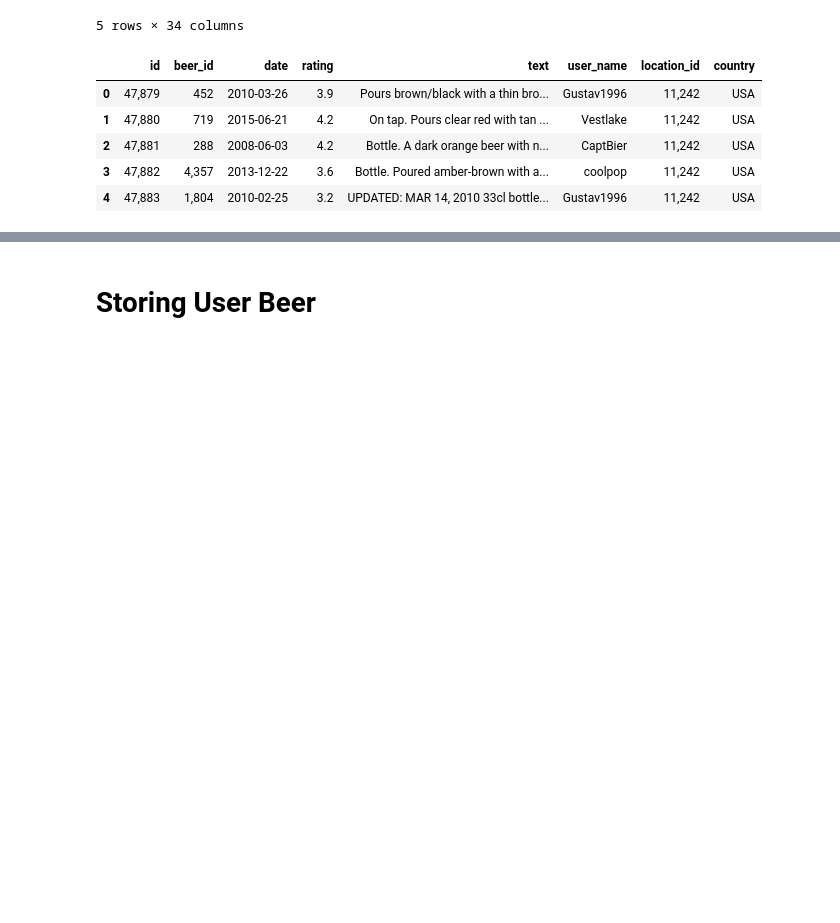
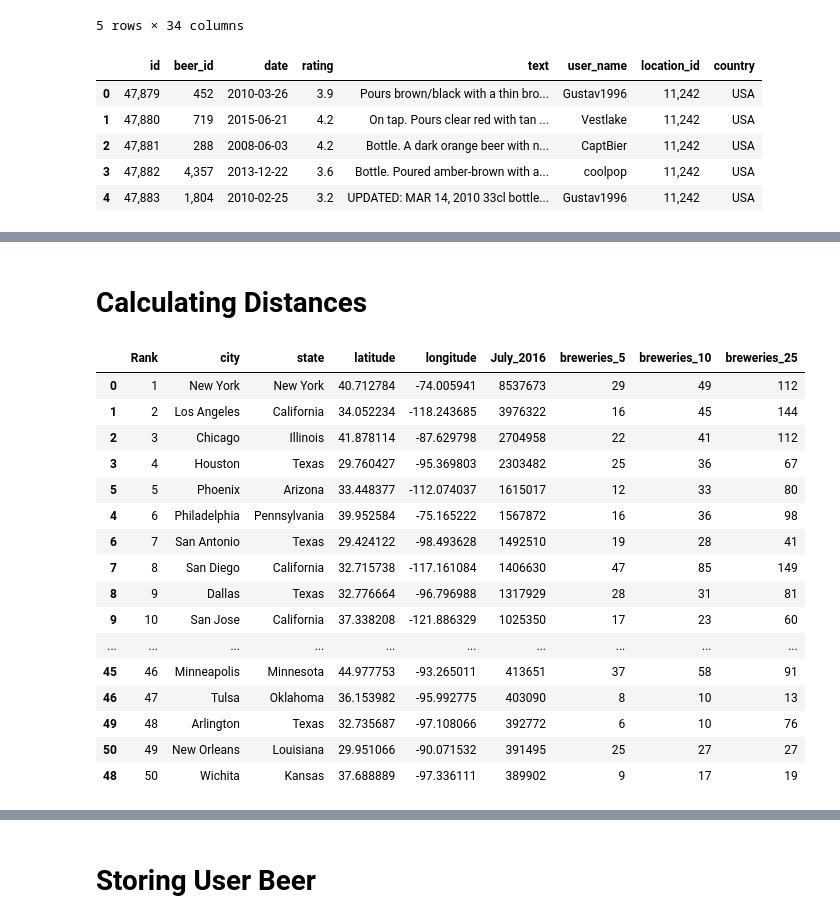
Before and after one commit to rohan-thakur1/capstone_brewing, a Jupyter notebook: Beer_Matching/Brewery Map.ipynb, the cells around one changed output, grey strips where cells are left out. Cells and saved outputs as stored; diff of their text form; code cells hidden in the pictures; blank space fills up the shorter version.

```diff
--- a/Beer_Matching/Brewery Map.ipynb
+++ b/Beer_Matching/Brewery Map.ipynb
@@ -78,0 +249,2 @@ beer_data.to_csv('./src_tables/beer_data_all_v2.csv')
+# %% [markdown]
+# Calculating Distances
@@ -78,0 +320,20 @@ beer_data.to_csv('./src_tables/beer_data_all_v2.csv')
+# %%
+city_data.head(50)
+# %% [output]
+|  | Rank | city | state | latitude | longitude | July_2016 | breweries_5 | breweries_10 | breweries_25 |
+| 0 | 1 | New York | New York | 40.712784 | -74.005941 | 8537673 | 29 | 49 | 112 |
+| 1 | 2 | Los Angeles | California | 34.052234 | -118.243685 | 3976322 | 16 | 45 | 144 |
+| 2 | 3 | Chicago | Illinois | 41.878114 | -87.629798 | 2704958 | 22 | 41 | 112 |
+| 3 | 4 | Houston | Texas | 29.760427 | -95.369803 | 2303482 | 25 | 36 | 67 |
+| 5 | 5 | Phoenix | Arizona | 33.448377 | -112.074037 | 1615017 | 12 | 33 | 80 |
+| 4 | 6 | Philadelphia | Pennsylvania | 39.952584 | -75.165222 | 1567872 | 16 | 36 | 98 |
+| 6 | 7 | San Antonio | Texas | 29.424122 | -98.493628 | 1492510 | 19 | 28 | 41 |
+| 7 | 8 | San Diego | California | 32.715738 | -117.161084 | 1406630 | 47 | 85 | 149 |
+| 8 | 9 | Dallas | Texas | 32.776664 | -96.796988 | 1317929 | 28 | 31 | 81 |
+| 9 | 10 | San Jose | California | 37.338208 | -121.886329 | 1025350 | 17 | 23 | 60 |
+| ... | ... | ... | ... | ... | ... | ... | ... | ... | ... |
+| 45 | 46 | Minneapolis | Minnesota | 44.977753 | -93.265011 | 413651 | 37 | 58 | 91 |
+| 46 | 47 | Tulsa | Oklahoma | 36.153982 | -95.992775 | 403090 | 8 | 10 | 13 |
+| 49 | 48 | Arlington | Texas | 32.735687 | -97.108066 | 392772 | 6 | 10 | 76 |
+| 50 | 49 | New Orleans | Louisiana | 29.951066 | -90.071532 | 391495 | 25 | 27 | 27 |
+| 48 | 50 | Wichita | Kansas | 37.688889 | -97.336111 | 389902 | 9 | 17 | 19 |
```
Also changed, not shown: parts of 43 cells of this notebook, 1 other file.
